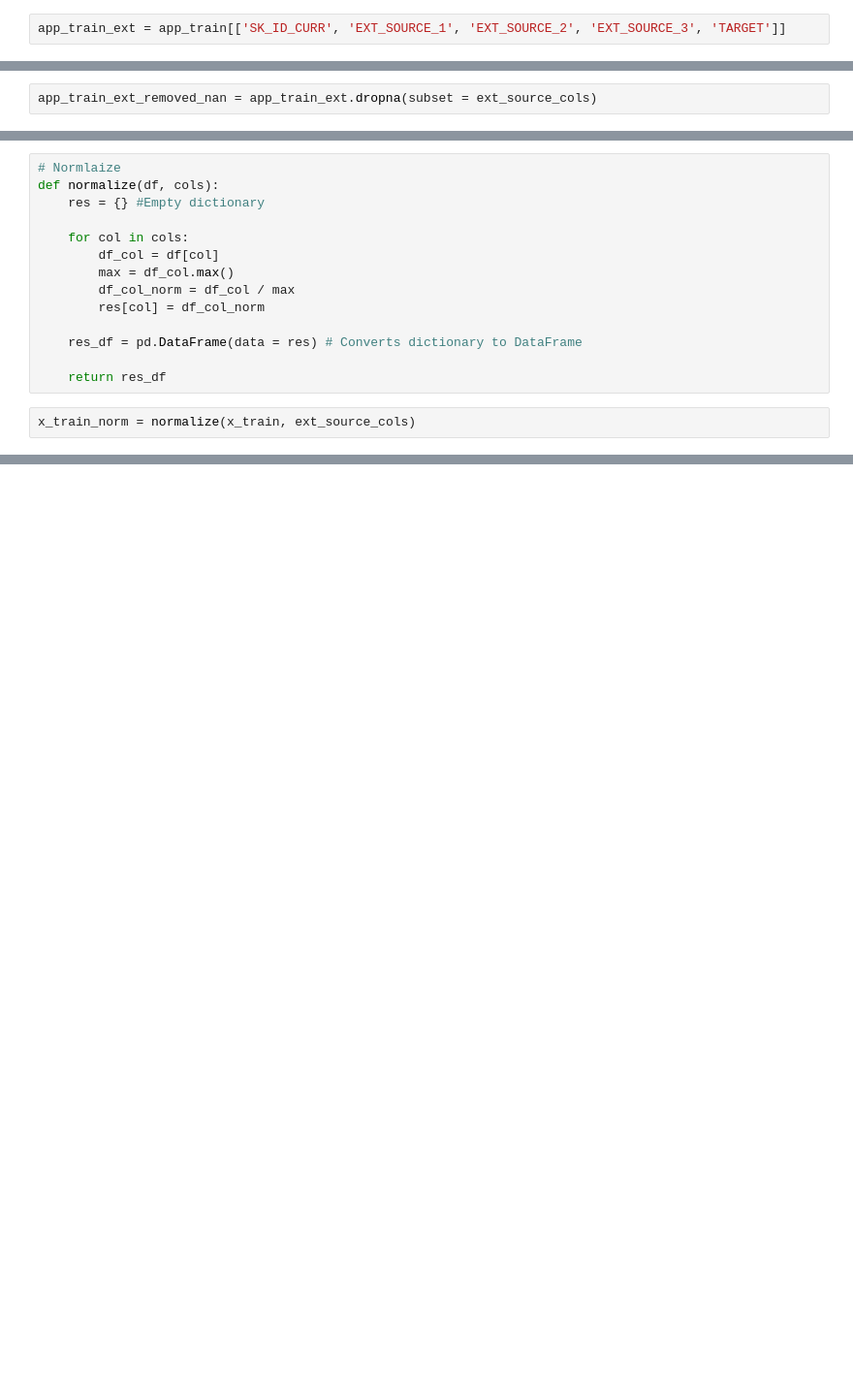
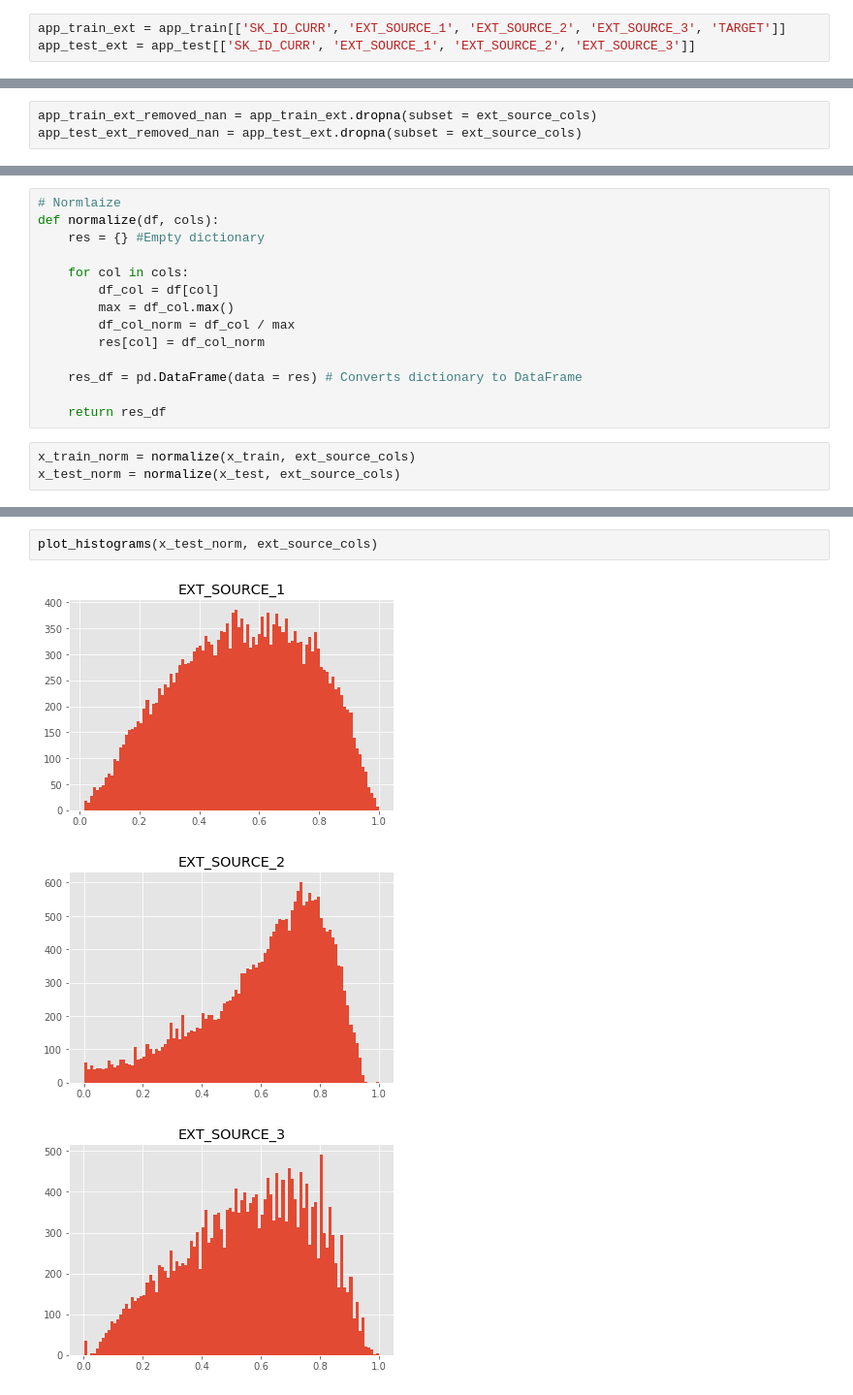
Before and after one commit to jxu39/kaggle-project, a Jupyter notebook: data_analysis.ipynb, the cells around one changed output, grey strips where cells are left out. Shown at 97% size. Drawn from its saved outputs; the diff is of its cells as text; blank space fills up the shorter version.

```diff
--- a/data_analysis.ipynb
+++ b/data_analysis.ipynb
@@ -37,6 +37,7 @@ app_train.head(3)
 ** According to some posters in kernel, the columns EXT_SOURCE_1, EXT_SOURCE_2, EXT_SOURCE_3 are most important. **
 # %%
 app_train_ext = app_train[['SK_ID_CURR', 'EXT_SOURCE_1', 'EXT_SOURCE_2', 'EXT_SOURCE_3', 'TARGET']]
+app_test_ext = app_test[['SK_ID_CURR', 'EXT_SOURCE_1', 'EXT_SOURCE_2', 'EXT_SOURCE_3']]
 # %%
 app_train_ext.head(3)
 # %% [output]
@@ -87,6 +95,7 @@ Percentage of missing values in column EXT_SOURCE_3 = 0 / 307511 = 0.0%
 ** Now remove missing data **
 # %%
 app_train_ext_removed_nan = app_train_ext.dropna(subset = ext_source_cols)
+app_test_ext_removed_nan = app_test_ext.dropna(subset = ext_source_cols)
 # %%
 missing_values(app_train_ext_removed_nan, ext_source_cols)
 # %% [output]
@@ -114,3 +130,4 @@ def normalize(df, cols):
     return res_df
 # %%
 x_train_norm = normalize(x_train, ext_source_cols)
+x_test_norm = normalize(x_test, ext_source_cols)
@@ -123,3 +154,9 @@ plot_histograms(x_train_norm, ext_source_cols)
+# %%
+plot_histograms(x_test_norm, ext_source_cols)
+# %% [output]
+[figure, added]
+[figure, added]
+[figure, added]
 # %%
 from sklearn.linear_model import LogisticRegression
 from sklearn import metrics
```
Also changed, not shown: parts of 13 cells of this notebook, 1 other file.
